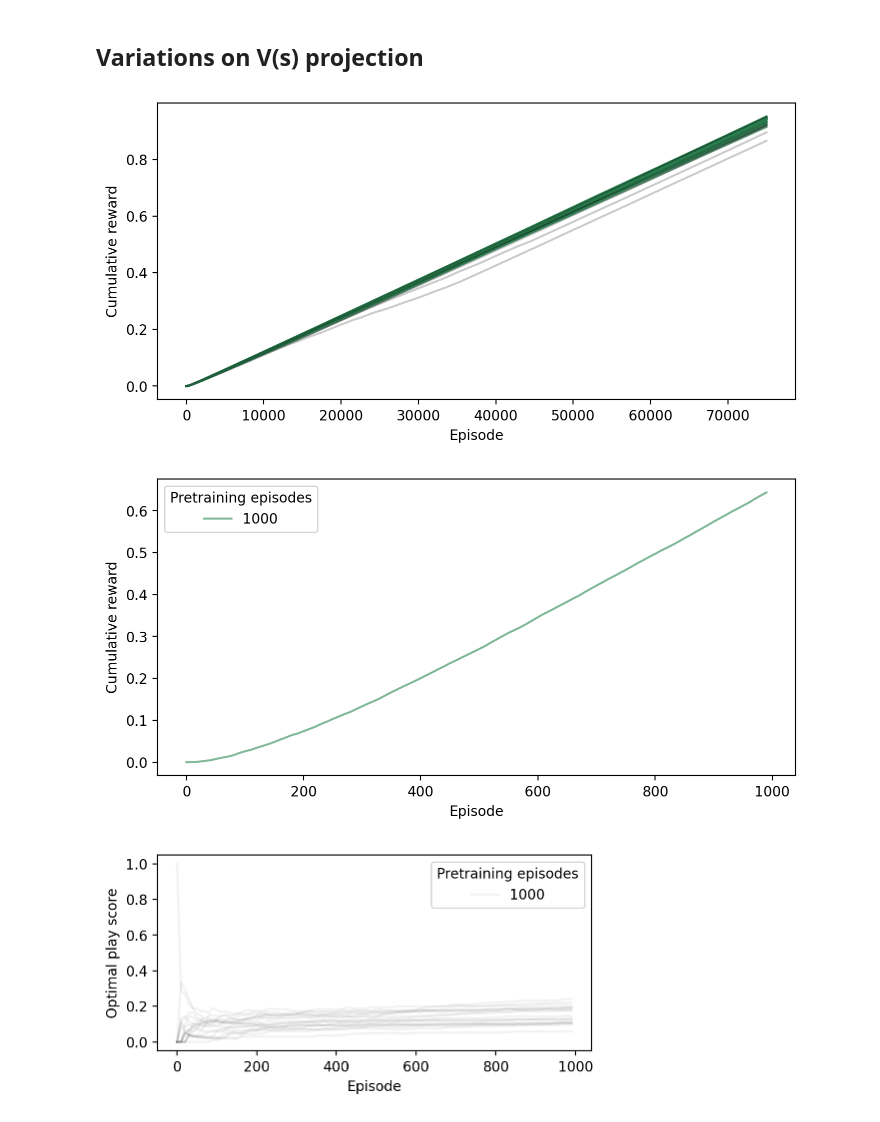
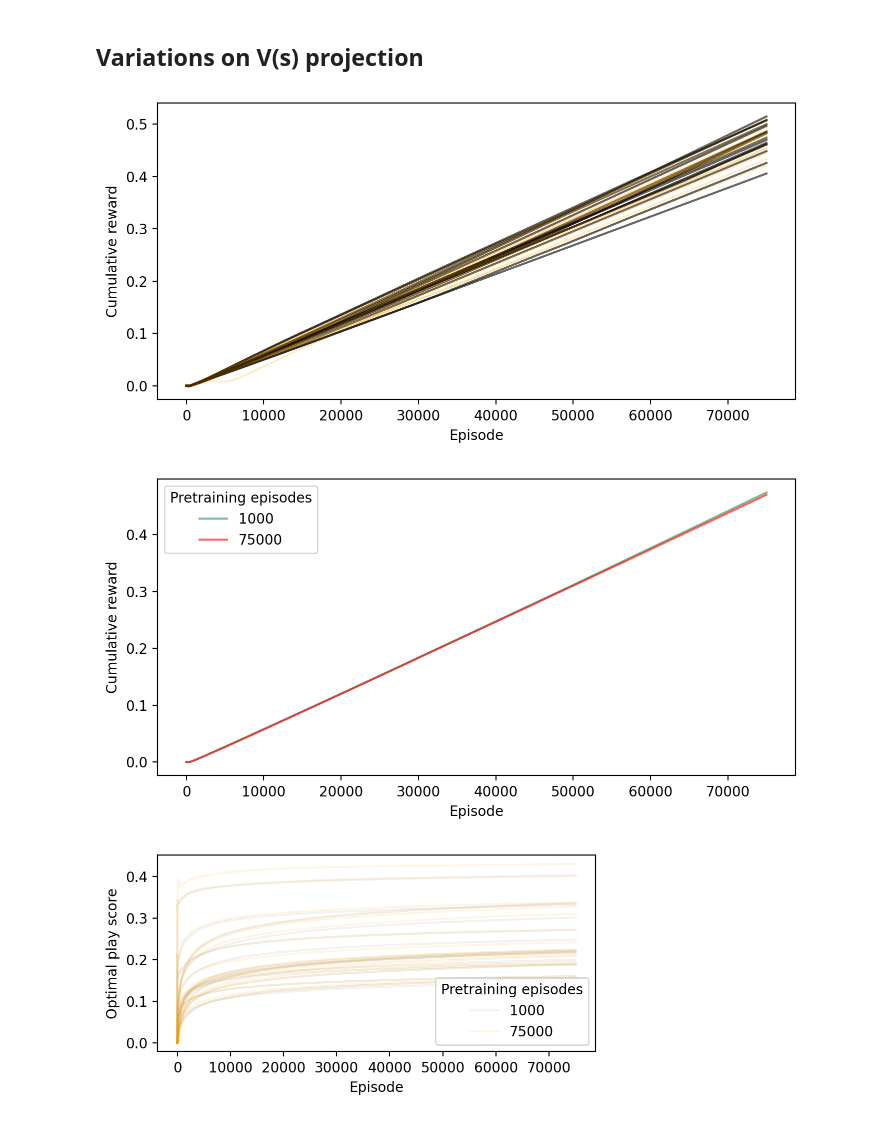
Before and after one commit to CoAxLab/azad-next-move, a Jupyter notebook: notebooks/wythoff_exp1000_50000_euc.ipynb, the cells around one changed output. Saved outputs shown, nothing was run; the diff lists cells and outputs as text; code cells hidden in the pictures.

```diff
--- a/notebooks/wythoff_exp1000_50000_euc.ipynb
+++ b/notebooks/wythoff_exp1000_50000_euc.ipynb
@@ -32,7 +32,10 @@ def load_stumbler_data(path, index_range=(0, 20)):
 # %% [markdown]
 # Find the files
 # %%
-path = "/Users/Jack/Desktop/PNC/CoAx/azad-next-move/data/wythoff/exp1000/"
-exp_1000 = load_stumbler_data(path, (1, 21))
+path = "/Users/Jack/Desktop/PNC/CoAx/azad-next-move/data/wythoff/exp1000_euc/"
+exp_1000 = load_stumbler_data(path, (1, 17))
+
+path = "/Users/Jack/Desktop/PNC/CoAx/azad-next-move/data/wythoff/exp28/"
+exp_28 = load_stumbler_data(path, (1, 21))
 # %%
 pprint(exp_1000[0].keys())
@@ -47,11 +53,11 @@ episode_1000, exp_1000_avg, _ = score_summary(exp_1000, key="total_reward")
 # %%
 T = 5000
 plt.figure(figsize=(7, 3.5))
-for m1, m2 in zip(exp_25, exp_27):
+for m1, m2 in zip(exp_1000, exp_28):
     d1 = np.asarray(m1["total_reward"]) / np.max(m1["episode"])
     d2 = np.asarray(m2["total_reward"]) / np.max(m2["episode"])
-    plt.plot(m1["episode"], d1, color="seagreen", alpha=0.6)
-    plt.plot(m2["episode"], d2, color="black", alpha=0.2)
+    plt.plot(m1["episode"], d1, color="black", alpha=0.6)
+    plt.plot(m2["episode"], d2, color="orange", alpha=0.2)
 
 _ = plt.tight_layout()
 # _ = plt.xlim(0, T)
@@ -59,12 +65,12 @@ _ = plt.tight_layout()
 _ = plt.xlabel("Episode")
 _ = plt.ylabel("Cumulative reward")
 # %% [output]
-[figure, old version]
+[figure, new version]
 # %%
 T = 5000
 plt.figure(figsize=(7, 3.5))
 plt.plot(episode_1000, exp_1000_avg/np.max(episode_1000), color="seagreen", alpha=0.6, label="1000")
-
+plt.plot(episode_28, exp_28_avg/np.max(episode_28), color="red", alpha=0.6, label="75000")
 _ = plt.legend(title="Pretraining episodes")
 _ = plt.tight_layout()
 # _ = plt.xlim(0, T)
@@ -72,27 +78,35 @@ _ = plt.tight_layout()
 _ = plt.xlabel("Episode")
 _ = plt.ylabel("Cumulative reward")
 # %% [output]
-[figure, old version]
+[figure, new version]
 # %%
 plt.figure(figsize=(5, 2.5))
 
 for n, mon in enumerate(exp_1000):
     # Only want one legend entry
     lab = None
     if n == 0:
         lab = "1000"
 
     # Plot
     _ = plt.plot(mon['episode'], mon['score'],
                     color='grey', alpha=.1,  label=lab)
 
+for n, mon in enumerate(exp_28):
+    # Only want one legend entry
+    lab = None
+    if n == 0:
+        lab = "75000"
 
+    # Plot
+    _ = plt.plot(mon['episode'], mon['score'],
+                    color='orange', alpha=.1,  label=lab)
 
 _ = plt.tight_layout()
 _ = plt.legend(title='Pretraining episodes')
 _ = plt.xlabel("Episode")
 _ = plt.ylabel("Optimal play score")
 # %% [output]
-[figure, old version]
+[figure, new version]
 # %%
 episode_1000, exp_1000_avg, _ = score_summary(exp_1000)
```
Also changed, not shown: parts of 4 cells of this notebook, 4 other files.
